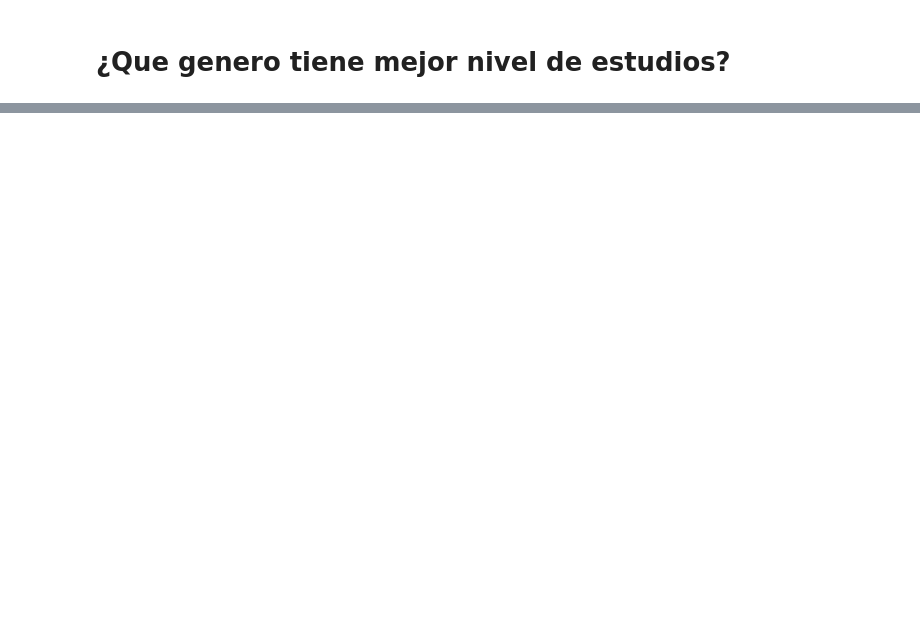
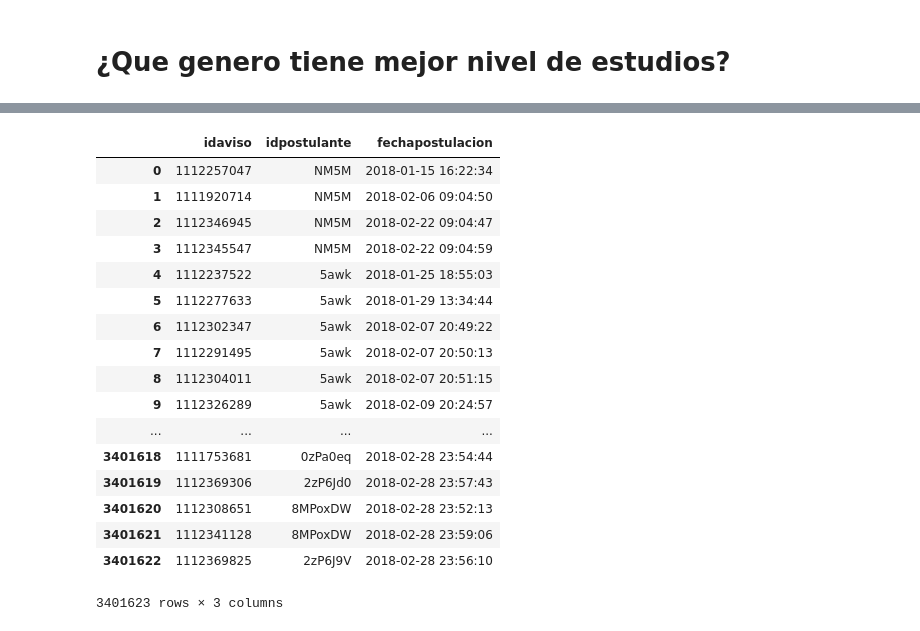
Before and after one commit to lucioll/NaventDatosTP, a Jupyter notebook: Analisis exploratorio-TP1.ipynb, the cells around one changed output, grey strips where cells are left out. Drawn from its saved outputs; the diff is of its cells as text; code cells hidden in the pictures; blank space fills up the shorter version.

```diff
--- a/Analisis exploratorio-TP1.ipynb
+++ b/Analisis exploratorio-TP1.ipynb
@@ -271,3 +273,24 @@ g.set_ylabel("Cantidad de postulantes", fontsize=18)
 # %% [output]
 Text(0,0.5,'Cantidad de postulantes')
 [figure]
+# %%
+postulaciones
+# %% [output]
+|  | idaviso | idpostulante | fechapostulacion |
+| 0 | 1112257047 | NM5M | 2018-01-15 16:22:34 |
+| 1 | 1111920714 | NM5M | 2018-02-06 09:04:50 |
+| 2 | 1112346945 | NM5M | 2018-02-22 09:04:47 |
+| 3 | 1112345547 | NM5M | 2018-02-22 09:04:59 |
+| 4 | 1112237522 | 5awk | 2018-01-25 18:55:03 |
+| 5 | 1112277633 | 5awk | 2018-01-29 13:34:44 |
+| 6 | 1112302347 | 5awk | 2018-02-07 20:49:22 |
+| 7 | 1112291495 | 5awk | 2018-02-07 20:50:13 |
+| 8 | 1112304011 | 5awk | 2018-02-07 20:51:15 |
+| 9 | 1112326289 | 5awk | 2018-02-09 20:24:57 |
+| ... | ... | ... | ... |
+| 3401618 | 1111753681 | 0zPa0eq | 2018-02-28 23:54:44 |
+| 3401619 | 1112369306 | 2zP6Jd0 | 2018-02-28 23:57:43 |
+| 3401620 | 1112308651 | 8MPoxDW | 2018-02-28 23:52:13 |
+| 3401621 | 1112341128 | 8MPoxDW | 2018-02-28 23:59:06 |
+| 3401622 | 1112369825 | 2zP6J9V | 2018-02-28 23:56:10 |
+3401623 rows × 3 columns
```
Also changed, not shown: parts of 8 cells of this notebook, 1 other file.
